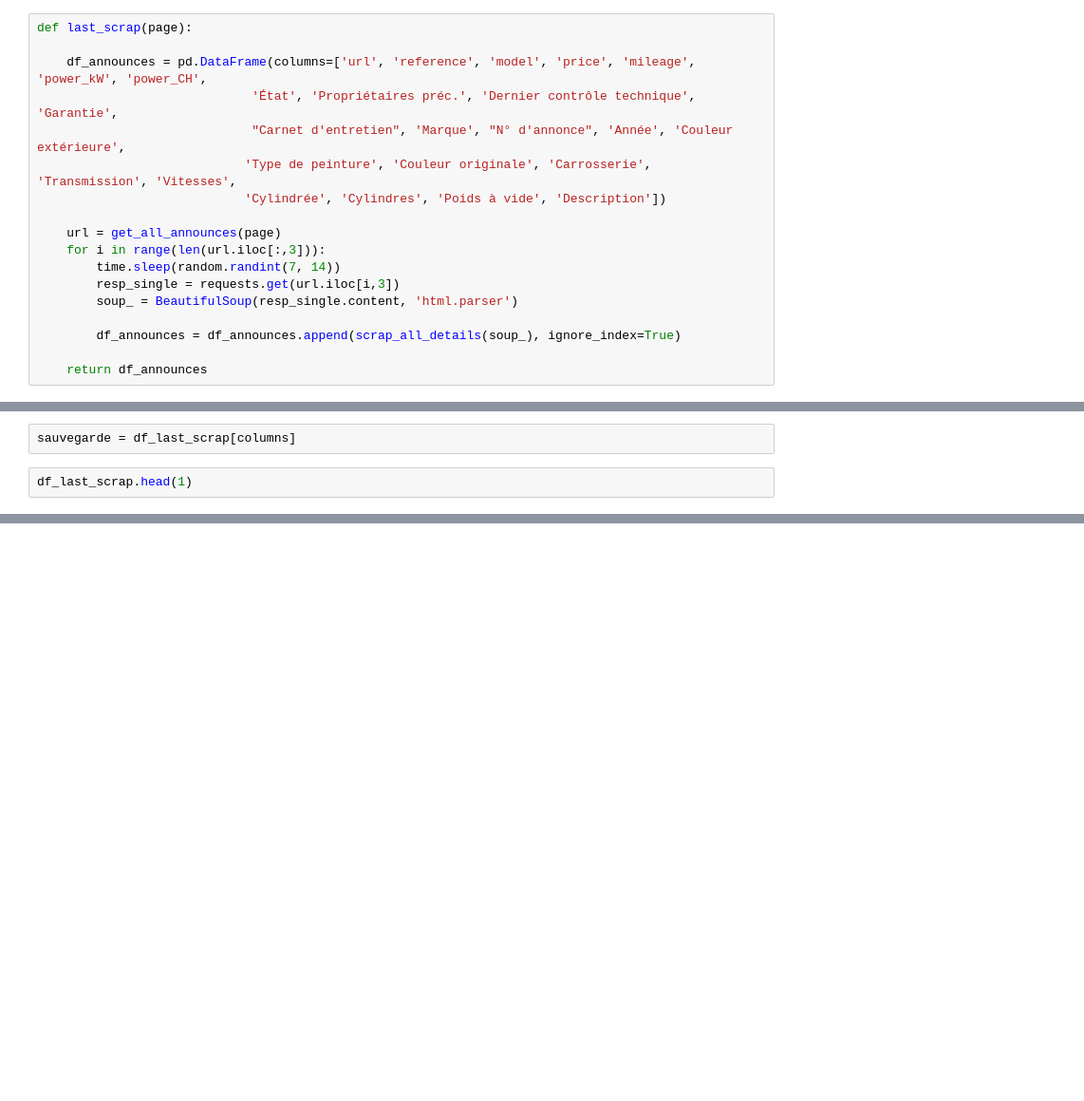
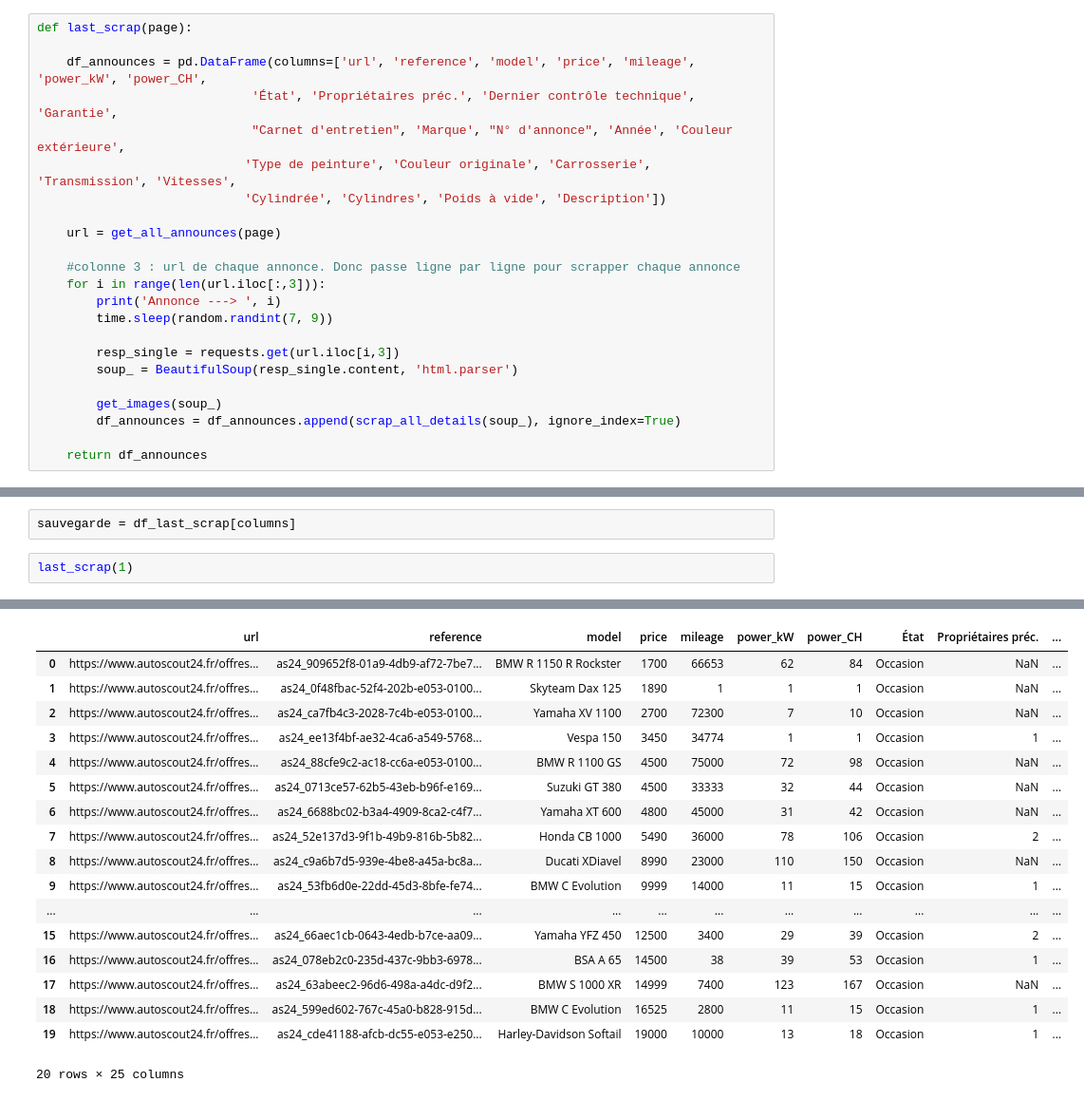
Before and after one commit to AnthonyDF/tresboncoin, a Jupyter notebook: notebooks/aloys/Autoscout24_3.ipynb, the cells around one changed output, grey strips where cells are left out. Shown at 95% size. Cells and saved outputs as stored; diff of their text form; blank space fills up the shorter version.

```diff
--- a/notebooks/aloys/Autoscout24_3.ipynb
+++ b/notebooks/aloys/Autoscout24_3.ipynb
@@ -378,11 +489,16 @@ def last_scrap(page):
                             'Cylindrée', 'Cylindres', 'Poids à vide', 'Description'])
 
     url = get_all_announces(page)
+
+    #colonne 3 : url de chaque annonce. Donc passe ligne par ligne pour scrapper chaque annonce
     for i in range(len(url.iloc[:,3])):
-        time.sleep(random.randint(7, 14))
+        print('Annonce ---> ', i)
+        time.sleep(random.randint(7, 9))
+
         resp_single = requests.get(url.iloc[i,3])
         soup_ = BeautifulSoup(resp_single.content, 'html.parser')
 
+        get_images(soup_)
         df_announces = df_announces.append(scrap_all_details(soup_), ignore_index=True)
 
     return df_announces
@@ -418,5 +534,5 @@ columns=['Marque', 'model', 'price', 'État', 'Année', 'mileage', 'Transmission
 # %%
 sauvegarde = df_last_scrap[columns]
 # %%
-df_last_scrap.head(1)
+last_scrap(1)
 # %% [output]
@@ -423,0 +556,18 @@ NameError: name 'df_last_scrap' is not defined
+|  | url | reference | model | price | mileage | power_kW | power_CH | État | Propriétaires préc. | ... |
+| 0 | https://www.autoscout24.fr/offres... | as24_909652f8-01a9-4db9-af72-7be7... | BMW R 1150 R Rockster | 1700 | 66653 | 62 | 84 | Occasion | NaN | ... |
+| 1 | https://www.autoscout24.fr/offres... | as24_0f48fbac-52f4-202b-e053-0100... | Skyteam Dax 125 | 1890 | 1 | 1 | 1 | Occasion | NaN | ... |
+| 2 | https://www.autoscout24.fr/offres... | as24_ca7fb4c3-2028-7c4b-e053-0100... | Yamaha XV 1100 | 2700 | 72300 | 7 | 10 | Occasion | NaN | ... |
+| 3 | https://www.autoscout24.fr/offres... | as24_ee13f4bf-ae32-4ca6-a549-5768... | Vespa 150 | 3450 | 34774 | 1 | 1 | Occasion | 1 | ... |
+| 4 | https://www.autoscout24.fr/offres... | as24_88cfe9c2-ac18-cc6a-e053-0100... | BMW R 1100 GS | 4500 | 75000 | 72 | 98 | Occasion | NaN | ... |
+| 5 | https://www.autoscout24.fr/offres... | as24_0713ce57-62b5-43eb-b96f-e169... | Suzuki GT 380 | 4500 | 33333 | 32 | 44 | Occasion | NaN | ... |
+| 6 | https://www.autoscout24.fr/offres... | as24_6688bc02-b3a4-4909-8ca2-c4f7... | Yamaha XT 600 | 4800 | 45000 | 31 | 42 | Occasion | NaN | ... |
+| 7 | https://www.autoscout24.fr/offres... | as24_52e137d3-9f1b-49b9-816b-5b82... | Honda CB 1000 | 5490 | 36000 | 78 | 106 | Occasion | 2 | ... |
+| 8 | https://www.autoscout24.fr/offres... | as24_c9a6b7d5-939e-4be8-a45a-bc8a... | Ducati XDiavel | 8990 | 23000 | 110 | 150 | Occasion | NaN | ... |
+| 9 | https://www.autoscout24.fr/offres... | as24_53fb6d0e-22dd-45d3-8bfe-fe74... | BMW C Evolution | 9999 | 14000 | 11 | 15 | Occasion | 1 | ... |
+| ... | ... | ... | ... | ... | ... | ... | ... | ... | ... | ... |
+| 15 | https://www.autoscout24.fr/offres... | as24_66aec1cb-0643-4edb-b7ce-aa09... | Yamaha YFZ 450 | 12500 | 3400 | 29 | 39 | Occasion | 2 | ... |
+| 16 | https://www.autoscout24.fr/offres... | as24_078eb2c0-235d-437c-9bb3-6978... | BSA A 65 | 14500 | 38 | 39 | 53 | Occasion | 1 | ... |
+| 17 | https://www.autoscout24.fr/offres... | as24_63abeec2-96d6-498a-a4dc-d9f2... | BMW S 1000 XR | 14999 | 7400 | 123 | 167 | Occasion | NaN | ... |
+| 18 | https://www.autoscout24.fr/offres... | as24_599ed602-767c-45a0-b828-915d... | BMW C Evolution | 16525 | 2800 | 11 | 15 | Occasion | 1 | ... |
+| 19 | https://www.autoscout24.fr/offres... | as24_cde41188-afcb-dc55-e053-e250... | Harley-Davidson Softail | 19000 | 10000 | 13 | 18 | Occasion | 1 | ... |
+20 rows × 25 columns
```
Also changed, not shown: parts of 32 cells of this notebook.
